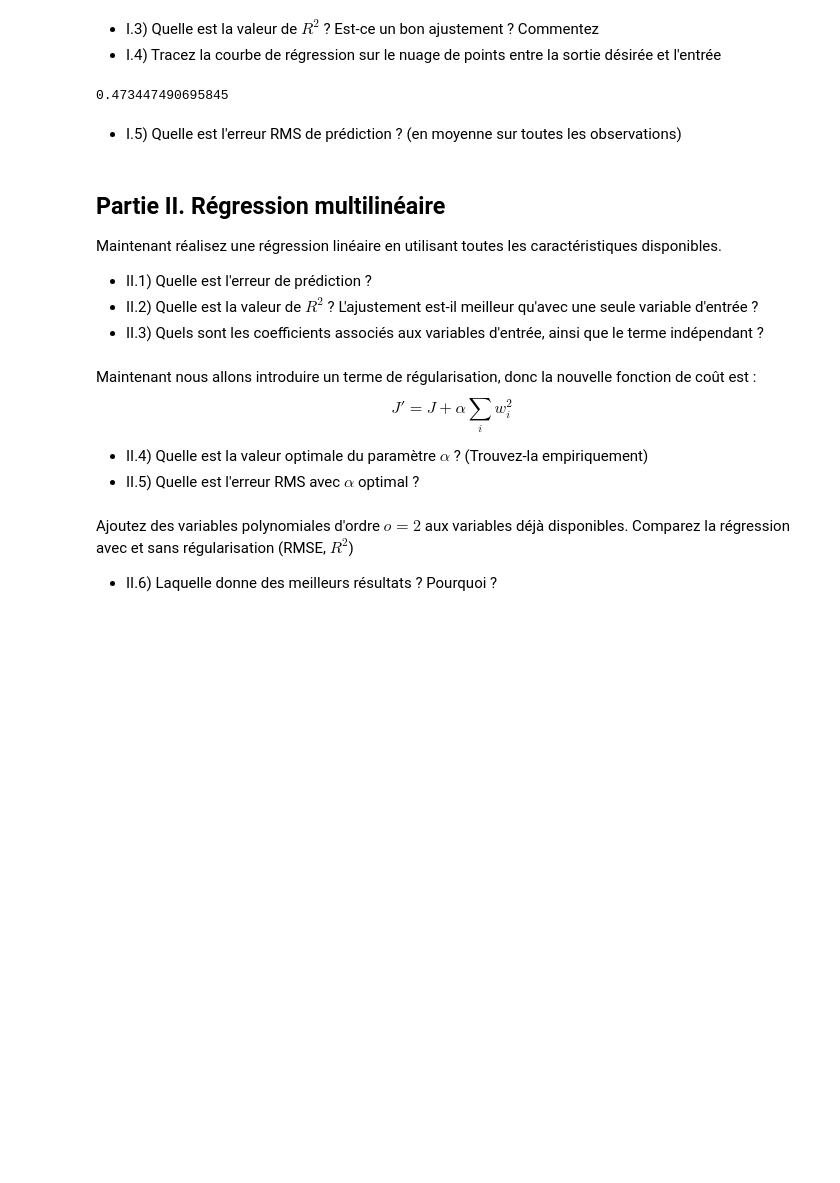
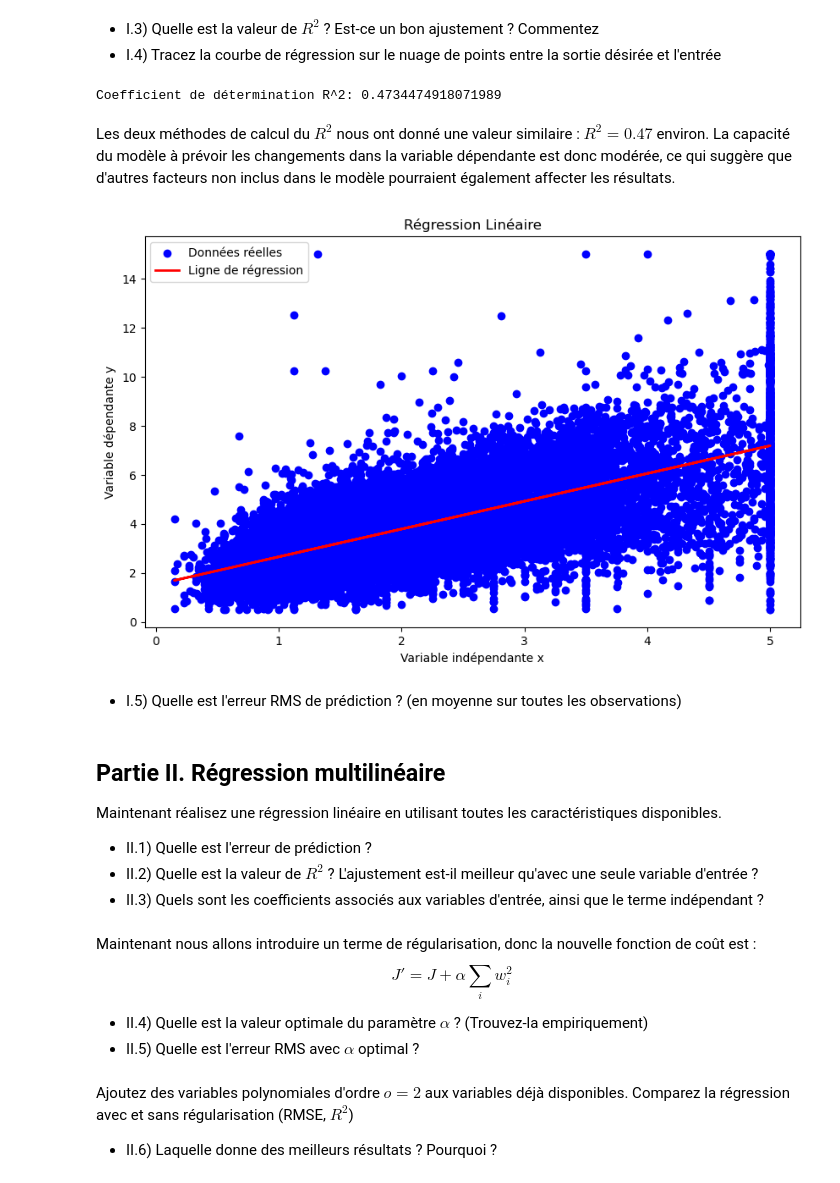
Before and after one commit to Skanx7/PRBI, a Jupyter notebook: tp2/PRB_TP_Regression.ipynb, the cells around one changed output. Cells and saved outputs as stored; diff of their text form; code cells hidden in the pictures; blank space fills up the shorter version.

Commit message:
Calcul du R2 et tracé

```diff
--- a/tp2/PRB_TP_Regression.ipynb
+++ b/tp2/PRB_TP_Regression.ipynb
@@ -99,11 +99,43 @@ def calculate_r2(x, y, a, b):
     return 1 - ss_res / ss_tot
 
 r2 = calculate_r2(x, y, a, b)
-print(r2)
-
-# On obtient un R2 de 0.47, ce qui est assez faible. On peut donc dire que notre modèle n'est pas très bon.
-# %% [output]
-0.473447490695845
+# %%
+from sklearn.linear_model import LinearRegression
+
+# Création du modèle de régression linéaire
+model = LinearRegression()
+
+# Conversion de la série en DataFrame
+x_reshaped = x.to_frame()
+
+# Entrainement du modèle
+model.fit(x_reshaped, y)
+
+# Prédiction
+y_pred = model.predict(x_reshaped)
+
+r2 = model.score(x_reshaped, y)
+print("Coefficient de détermination R^2:", r2)
+# %% [output]
+Coefficient de détermination R^2: 0.4734474918071989
+# %% [markdown]
+Les deux méthodes de calcul du $R^2$ nous ont donné une valeur similaire : $R^2 = 0.47$ environ.
+La capacité du modèle à prévoir les changements dans la variable dépendante est donc modérée, ce qui suggère que d'autres facteurs non inclus dans le modèle pourraient également affecter les résultats.
+# %%
+import matplotlib.pyplot as plt
+
+plt.figure(figsize=(10, 6))
+plt.scatter(x, y, color='blue', label='Données réelles')
+plt.plot(x, y_pred, color='red', linewidth=2, label='Ligne de régression')
+
+plt.title('Régression Linéaire')
+plt.xlabel('x')
+plt.ylabel('y')
+plt.legend()
+
+plt.show()
+# %% [output]
+[figure, added]
 # %% [markdown]
 * I.5) Quelle est l'erreur RMS de prédiction ? (en moyenne sur toutes les observations)
 # %%
```
Also changed, not shown: parts of 2 cells of this notebook.
